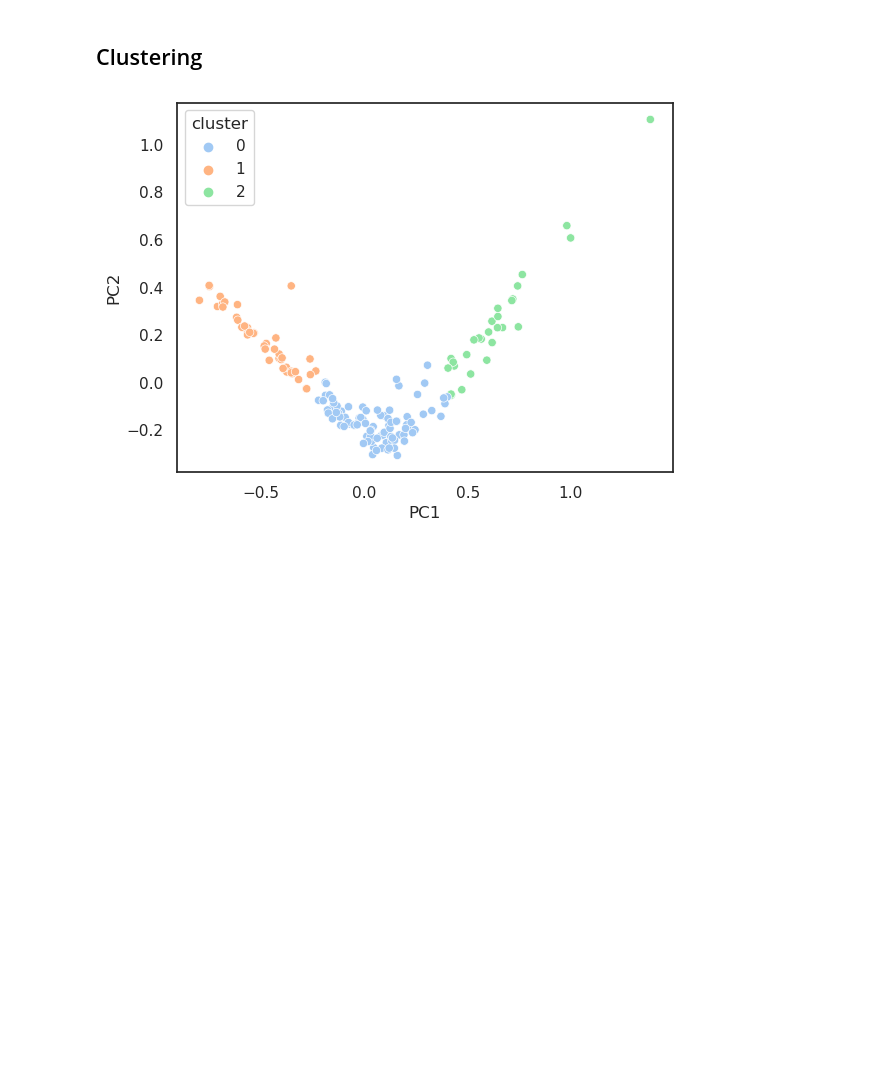
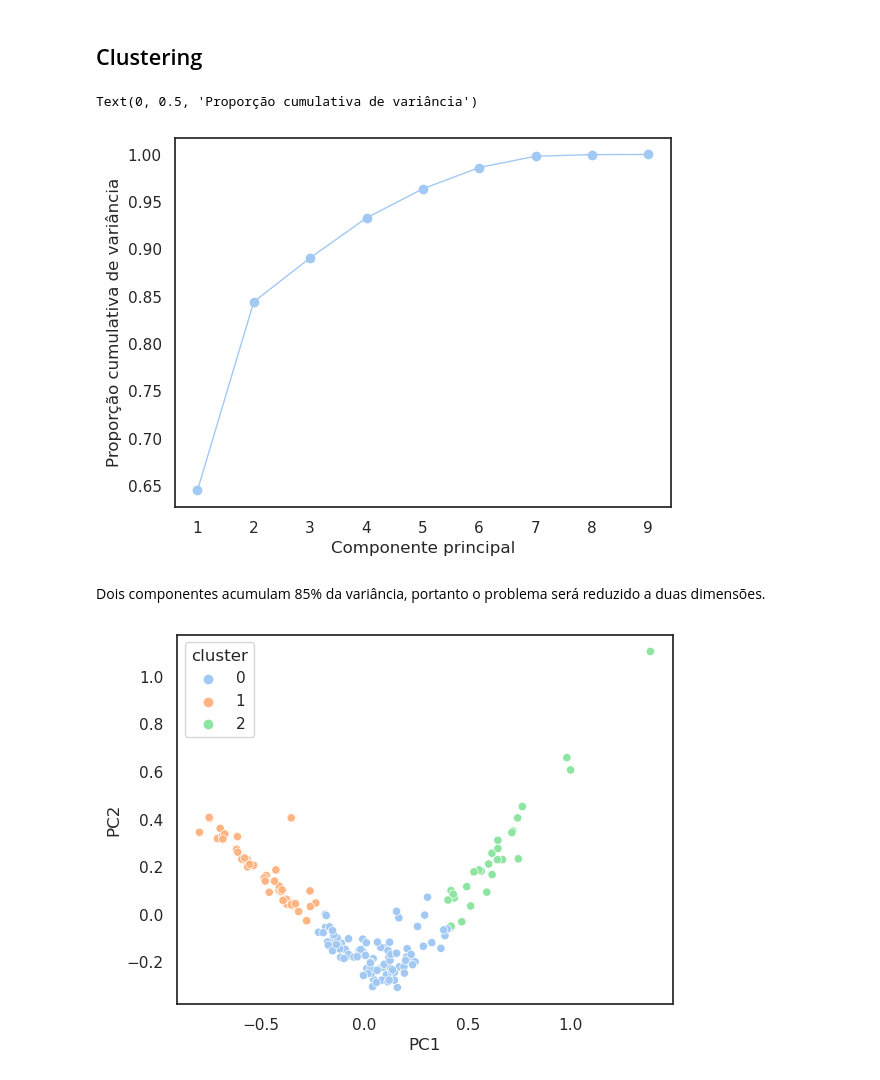
Before and after one commit to higoreller/clustering, a Jupyter notebook: src/portfolio_projects/country_clustering.ipynb, the cells around one changed output. Cells and saved outputs as stored; diff of their text form; code cells hidden in the pictures; blank space fills up the shorter version.

```diff
--- a/src/portfolio_projects/country_clustering.ipynb
+++ b/src/portfolio_projects/country_clustering.ipynb
@@ -234,4 +234,16 @@ plt.show()
 # %%
 kmeans = KMeans(n_clusters=3)
 k_fit = kmeans.fit(country_scaled)
+# %%
+#Analisando o acúmulo da variância em função dos componentes
+country_pca = PCA()
+pca = country_pca.fit_transform(country_scaled)
+plt.plot(np.arange(1,10), np.cumsum(country_pca.explained_variance_ratio_), 'o-', linewidth='1')
+plt.xlabel('Componente principal')
+plt.ylabel('Proporção cumulativa de variância')
+# %% [output]
+Text(0, 0.5, 'Proporção cumulativa de variância')
+[figure, added]
+# %% [markdown]
+Dois componentes acumulam 85% da variância, portanto o problema será reduzido a duas dimensões.
 # %%
```
Also changed, not shown: parts of 5 cells of this notebook.
